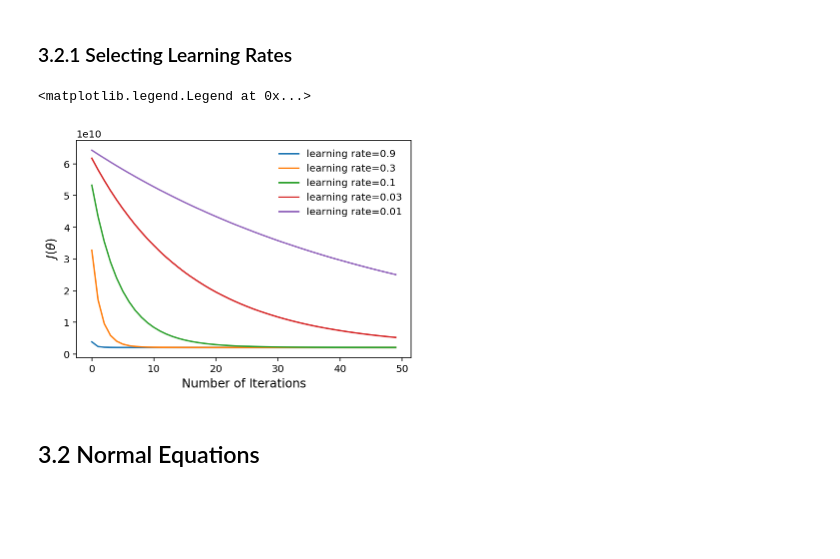
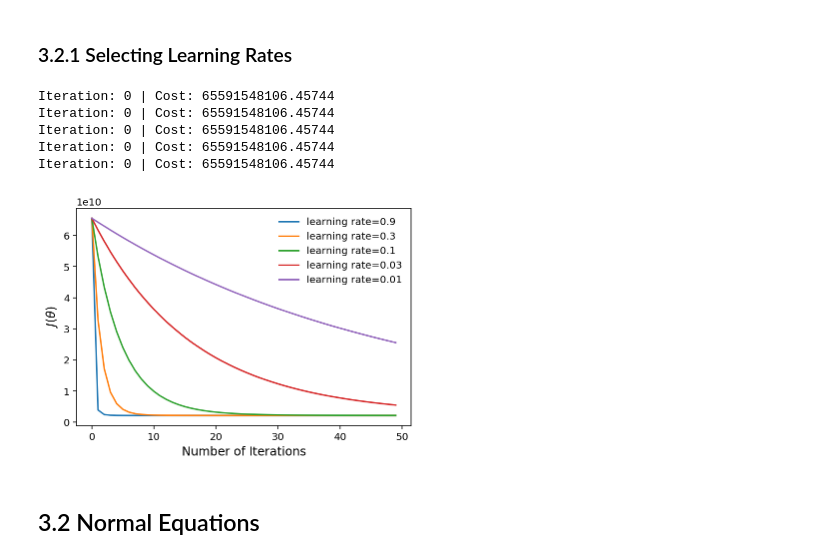
Before and after one commit to earny-joe/ML-Course-Solutions, a Jupyter notebook: ex1/ex1.ipynb, the cells around one changed output. Saved outputs shown, nothing was run; the diff lists cells and outputs as text; code cells hidden in the pictures; blank space fills up the shorter version.

```diff
--- a/ex1/ex1.ipynb
+++ b/ex1/ex1.ipynb
@@ -85,6 +99,23 @@ def gradientDescent(X, y, theta, alpha, num_iters):
         J_history[ii] = computeCost(X, y, theta_new)
 
     return theta_new, J_history
+# %%
+def gradient_descent(x, y, theta, alpha, num_iterations):
+    xTrans = x.transpose()
+    m = len(y)
+    J_history = np.zeros(num_iterations)
+    for i in range(0, num_iterations):
+        hypothesis = np.dot(x, theta)
+        loss = hypothesis - y
+        cost = np.sum(loss ** 2) / (2 * m)
+        # store cost function
+        J_history[i] = cost
+        if i % 100 == 0:
+            print(f'Iteration: {i} | Cost: {cost}')
+        gradient = np.dot(xTrans, loss) / m
+        # update
+        theta = theta - (alpha * gradient)
+    return theta, J_history
 # %% [markdown]
 - gradient gives direction, learning rate determines how big a step
 - get familiar with `numpy`
@@ -257,15 +353,19 @@ ax[1].set_ylabel(r'Price of house');
 # %%
 alphas = [0.9, 0.3, 0.1, 0.03, 0.01]
 for alpha in alphas:
-    theta_new, J_history = gradientDescent(X, y, theta, alpha, 50)
+    theta_new, J_history = gradient_descent(X, y, theta, alpha, 50)
     plt.plot(J_history, label='learning rate={0}'.format(alpha))
 
 plt.ylabel(r'$J(\theta)$')
 plt.xlabel(r'Number of Iterations')
-plt.legend(loc='best', frameon=False)
+plt.legend(loc='best', frameon=False);
 # %% [output]
-<matplotlib.legend.Legend at 0x...>
+Iteration: 0 | Cost: 65591548106.45744
+Iteration: 0 | Cost: 65591548106.45744
+Iteration: 0 | Cost: 65591548106.45744
+Iteration: 0 | Cost: 65591548106.45744
+Iteration: 0 | Cost: 65591548106.45744
-[figure, old version]
+[figure, new version]
 # %% [markdown]
 ## 3.2 Normal Equations
 # %%
```
Also changed, not shown: parts of 10 cells of this notebook.
